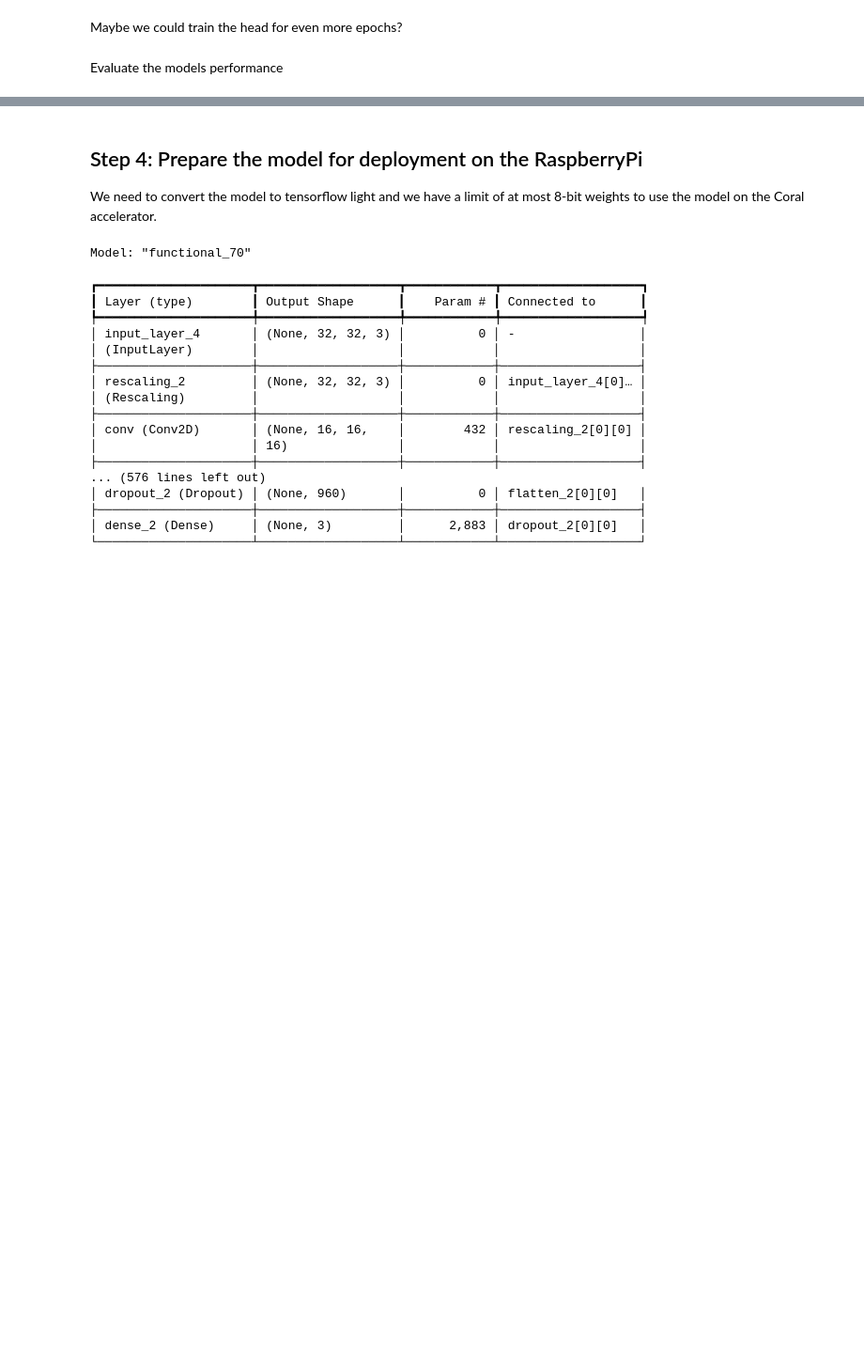
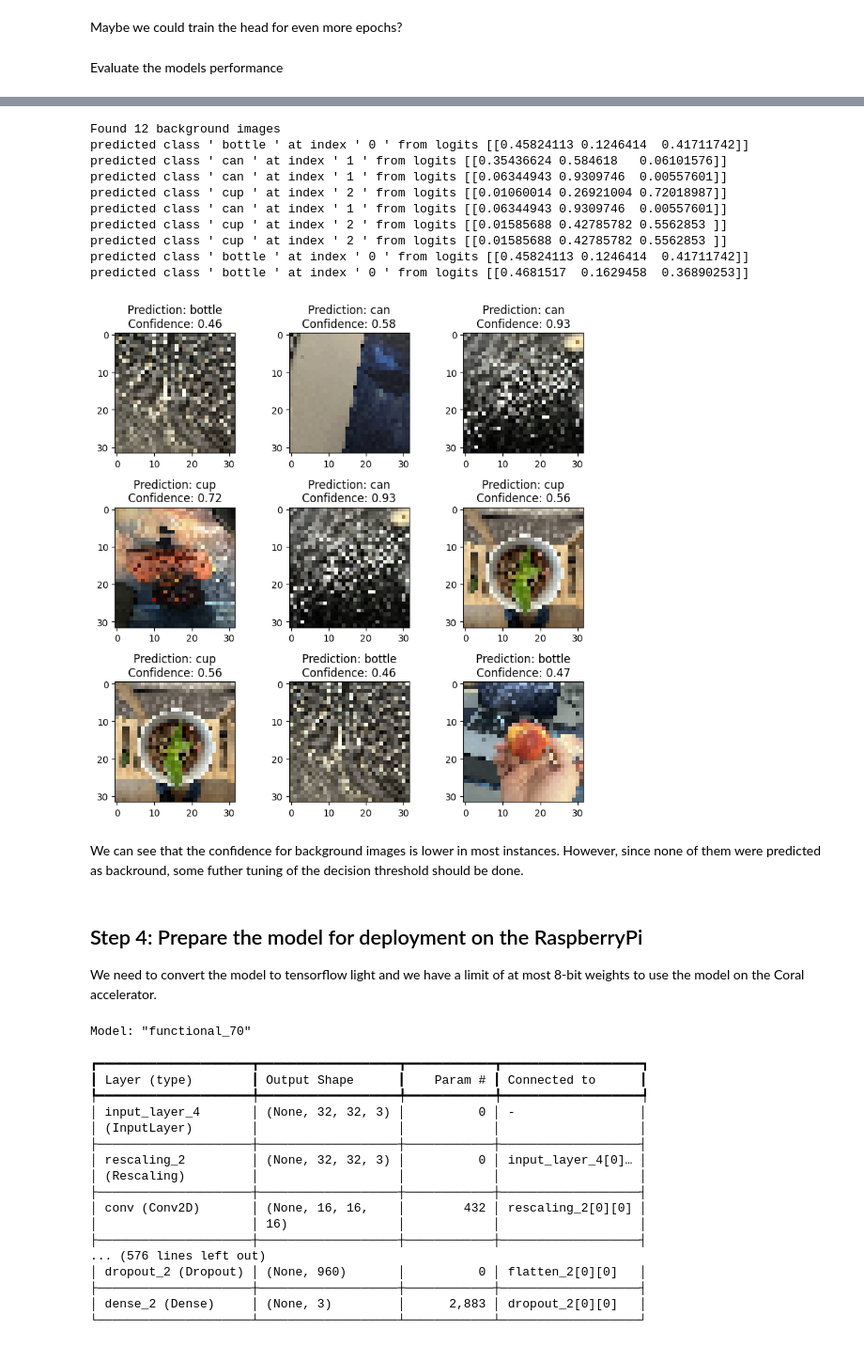
Before and after one commit to Sofie273/bvbv-rbp, a Jupyter notebook: mobileNet.ipynb, the cells around one changed output, grey strips where cells are left out. Shown at 94% size. Saved outputs shown, nothing was run; the diff lists cells and outputs as text; code cells hidden in the pictures; blank space fills up the shorter version.

```diff
--- a/mobileNet.ipynb
+++ b/mobileNet.ipynb
@@ -737,3 +750,37 @@ plt.tight_layout()
+# %%
+test_dir = "beispiele/background"
+background_images = os.listdir(test_dir)
+print(f"Found {len(background_images)} background images")
+
+fig, ax = plt.subplots(3,3)
+fig.set_size_inches(8,8)
+for i in range(3):
+    for j in range(3):
+        idx = random.randint(0, len(background_images)-1)
+        sample = cv2.imread(f"{test_dir}/{background_images[idx]}")
+        sample = cv2.resize(sample, (32, 32), interpolation=cv2.INTER_NEAREST)
+        sample = cv2.cvtColor(sample, cv2.COLOR_BGR2RGB)
+
+        conf, prediction = infer.predict(sample[None, :], debug=True)
+        conf = str(round(conf, 2))
+        #print("Original:", sample)
+        ax[i,j].imshow(sample)
+        ax[i,j].set_title(f'Prediction: {prediction}\nConfidence: {conf}')
+plt.tight_layout()
+# %% [output]
+Found 12 background images
+predicted class ' bottle ' at index ' 0 ' from logits [[0.45824113 0.1246414  0.41711742]]
+predicted class ' can ' at index ' 1 ' from logits [[0.35436624 0.584618   0.06101576]]
+predicted class ' can ' at index ' 1 ' from logits [[0.06344943 0.9309746  0.00557601]]
+predicted class ' cup ' at index ' 2 ' from logits [[0.01060014 0.26921004 0.72018987]]
+predicted class ' can ' at index ' 1 ' from logits [[0.06344943 0.9309746  0.00557601]]
+predicted class ' cup ' at index ' 2 ' from logits [[0.01585688 0.42785782 0.5562853 ]]
+predicted class ' cup ' at index ' 2 ' from logits [[0.01585688 0.42785782 0.5562853 ]]
+predicted class ' bottle ' at index ' 0 ' from logits [[0.45824113 0.1246414  0.41711742]]
+predicted class ' bottle ' at index ' 0 ' from logits [[0.4681517  0.1629458  0.36890253]]
+[figure, added]
+# %% [markdown]
+We can see that the confidence for background images is lower in most instances. However, since none of them were predicted as backround, some futher tuning of the decision threshold should be done.
 # %% [markdown]
 ## Step 4: Prepare the model for deployment on the RaspberryPi
 We need to convert the model to tensorflow light and we have a limit of at most 8-bit weights to use the model on the Coral accelerator.
```
Also changed, not shown: parts of 10 cells of this notebook, 13 other files.
